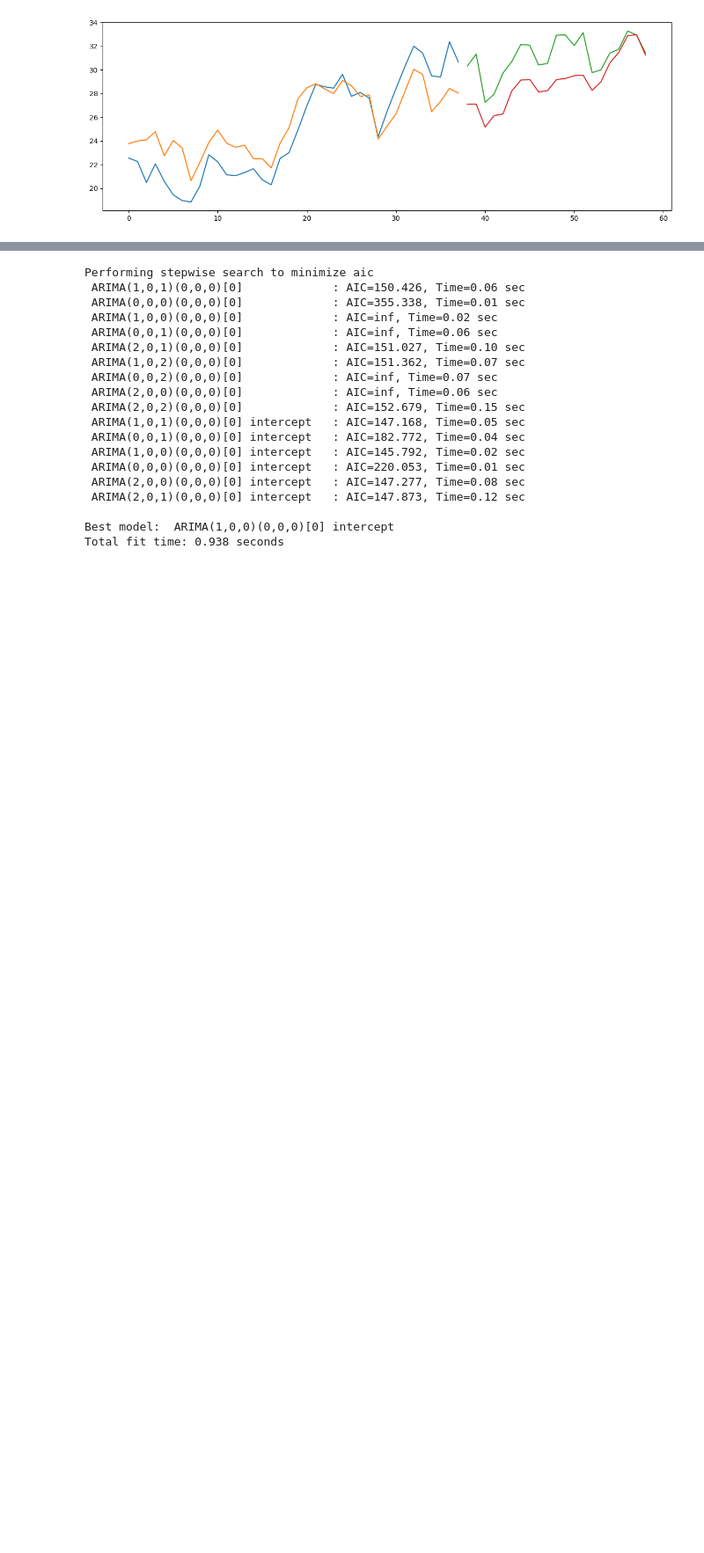
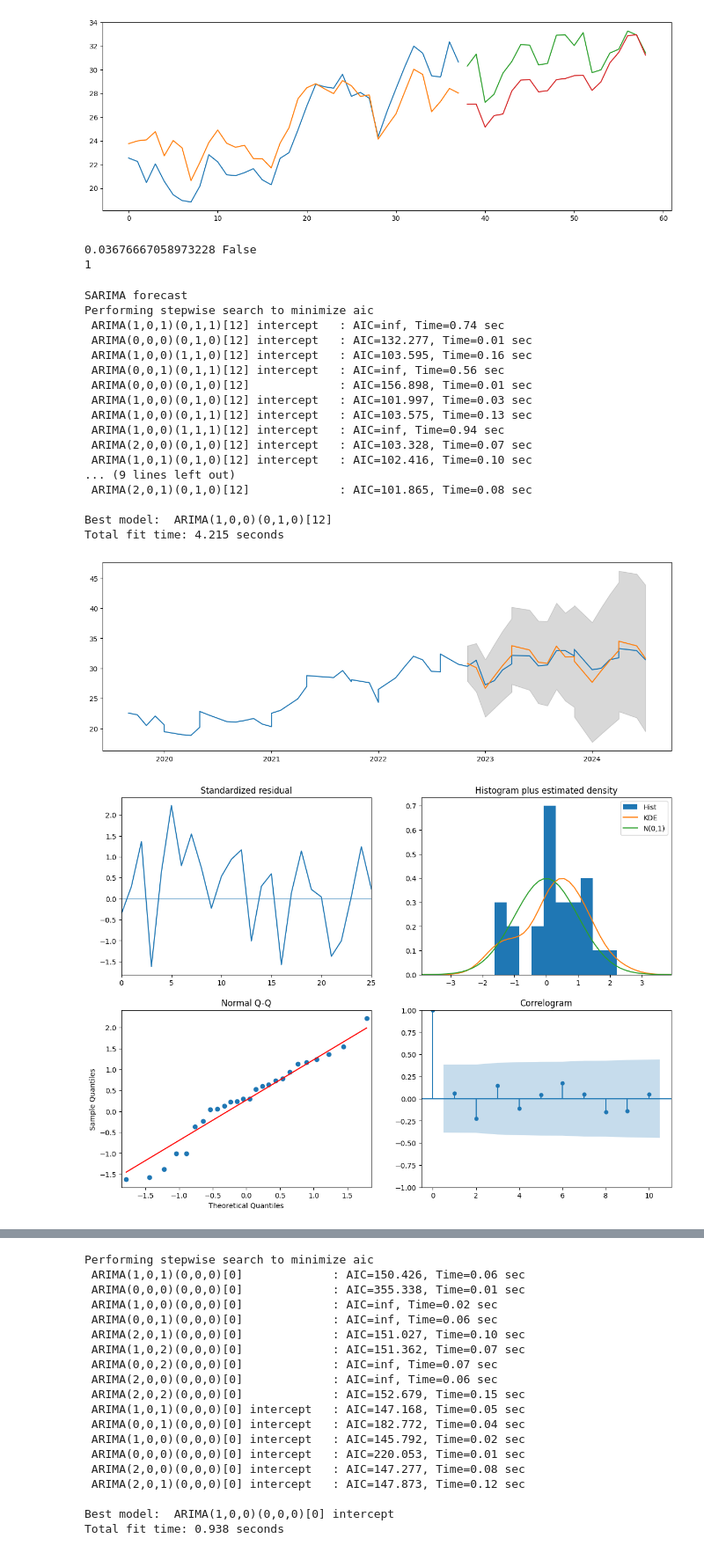
Before and after one commit to gckang/ds-nyc-ride-services-proj, a Jupyter notebook: scripts/data_analysis.ipynb, the cells around one changed output, grey strips where cells are left out. Shown at 88% size. Saved outputs shown, nothing was run; the diff lists cells and outputs as text; code cells hidden in the pictures; blank space fills up the shorter version.

```diff
--- a/scripts/data_analysis.ipynb
+++ b/scripts/data_analysis.ipynb
@@ -424,6 +403,0 @@ Performing stepwise search to minimize aic
-# %%
-test_index = df['Date'].iloc[size:len(X)].index  # Adjust index for test set
-prediction_series = pd.Series(prediction,index=test_index[:len(prediction)])
-fig, ax = plt.subplots(1, 1, figsize=(15, 5))
-# ax.plot(df['Date'].Value)
-ax.plot(prediction_series)
@@ -462,3 +434,39 @@ ax.plot(x_test, test)
 [<matplotlib.lines.Line2D at 0x...>,
  <matplotlib.lines.Line2D at 0x...>]
 [figure]
+# %%
+# # import the ADF test
+# from statsmodels.tsa.stattools import adfuller
+
+# # create a function that returns the necessary metrics to test stationarity
+# def test_stationarity(timeseries):
+#     dftest_initial = adfuller(timeseries)
+#     dfoutput_initial = pd.Series(dftest_initial[0:4],
+#                                  index=['Statistical Test',
+#                                         'p-value',
+#                                         '#Lags used',
+#                                         'Number of observations'
+#                                        ])
+
+#     for key, value in dftest_initial[4].items():
+#         dfoutput_initial['Critical value ' + key] = value
+
+#     print(dfoutput_initial)
+
+# test_stationarity(train.iloc[:,0])
+
+
+from pmdarima.arima.stationarity import ADFTest
+# Test whether we should difference at the alpha=0.05
+# significance level
+adf_test = ADFTest(alpha=0.05)
+p_val, should_diff = adf_test.should_diff(train.iloc[:,0])  # (0.01, False)
+print(p_val, should_diff)
+
+from pmdarima.arima.utils import ndiffs
+
+d = ndiffs(train.iloc[:,0], alpha=0.05, test='pp', max_d=2)
+print(d)
+# %% [output]
+0.03676667058973228 False
+1
@@ -464,0 +530,22 @@ ax.plot(x_test, test)
+# %%
+arima(False)
+# %% [output]
+SARIMA forecast
+Performing stepwise search to minimize aic
+ ARIMA(1,0,1)(0,1,1)[12] intercept   : AIC=inf, Time=0.74 sec
+ ARIMA(0,0,0)(0,1,0)[12] intercept   : AIC=132.277, Time=0.01 sec
+ ARIMA(1,0,0)(1,1,0)[12] intercept   : AIC=103.595, Time=0.16 sec
+ ARIMA(0,0,1)(0,1,1)[12] intercept   : AIC=inf, Time=0.56 sec
+ ARIMA(0,0,0)(0,1,0)[12]             : AIC=156.898, Time=0.01 sec
+ ARIMA(1,0,0)(0,1,0)[12] intercept   : AIC=101.997, Time=0.03 sec
+ ARIMA(1,0,0)(0,1,1)[12] intercept   : AIC=103.575, Time=0.13 sec
+ ARIMA(1,0,0)(1,1,1)[12] intercept   : AIC=inf, Time=0.94 sec
+ ARIMA(2,0,0)(0,1,0)[12] intercept   : AIC=103.328, Time=0.07 sec
+ ARIMA(1,0,1)(0,1,0)[12] intercept   : AIC=102.416, Time=0.10 sec
+... (9 lines left out)
+ ARIMA(2,0,1)(0,1,0)[12]             : AIC=101.865, Time=0.08 sec
+
+Best model:  ARIMA(1,0,0)(0,1,0)[12]
+Total fit time: 4.215 seconds
+[figure, added]
+[figure, added]
```
Also changed, not shown: parts of 8 cells of this notebook.
